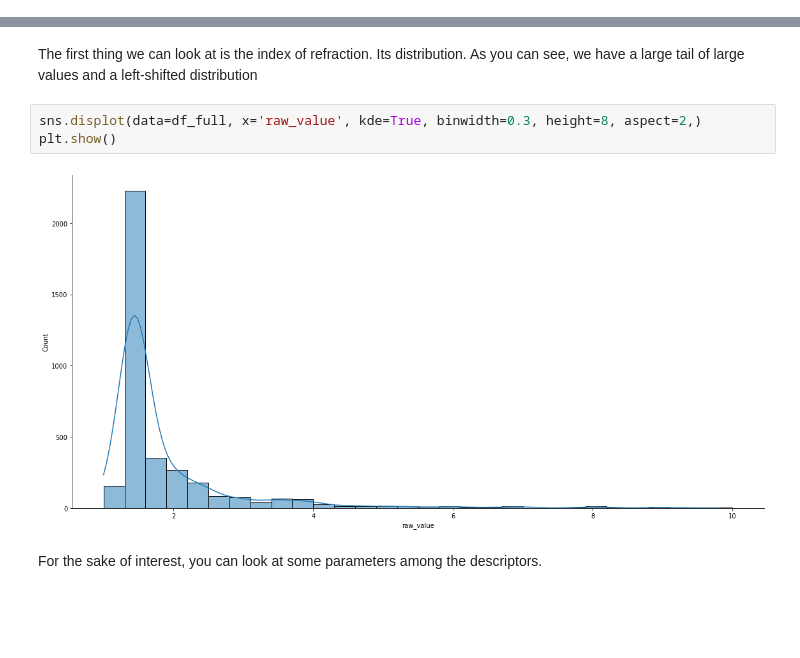
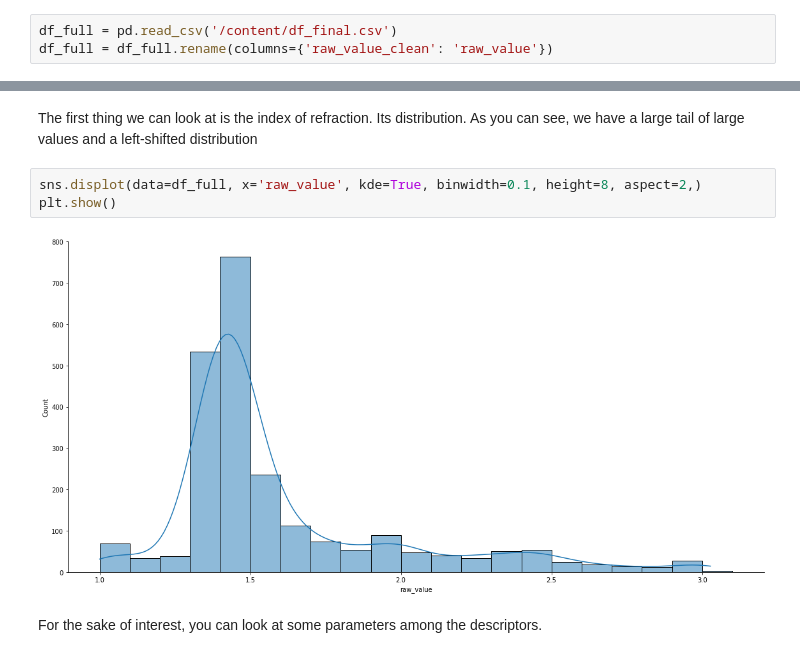
Before and after one commit to Gadeliya/Chemistry-algorithms-, a Jupyter notebook: Data_analysis.ipynb, the cells around one changed output, grey strips where cells are left out. Drawn from its saved outputs; the diff is of its cells as text; blank space fills up the shorter version.

```diff
--- a/Data_analysis.ipynb
+++ b/Data_analysis.ipynb
@@ -63,3 +50,6 @@ df_full['raw_value'] = df_full['raw_value'].apply(to_num)
+# %%
+df_full = pd.read_csv('/content/df_final.csv')
+df_full = df_full.rename(columns={'raw_value_clean': 'raw_value'})
 # %% [markdown]
 # Task 1
 # %% [markdown]
@@ -77,9 +67,9 @@ Count/MolecularWeight
 # %% [markdown]
 The first thing we can look at is the index of refraction. Its distribution. As you can see, we have a large tail of large values and a left-shifted distribution
 # %%
-sns.displot(data=df_full, x='raw_value', kde=True, binwidth=0.3, height=8, aspect=2,)
+sns.displot(data=df_full, x='raw_value', kde=True, binwidth=0.1, height=8, aspect=2,)
 plt.show()
 # %% [output]
-[figure, old version]
+[figure, new version]
 # %% [markdown]
 For the sake of interest, you can look at some parameters among the descriptors.
```
Also changed, not shown: parts of 40 cells of this notebook.
